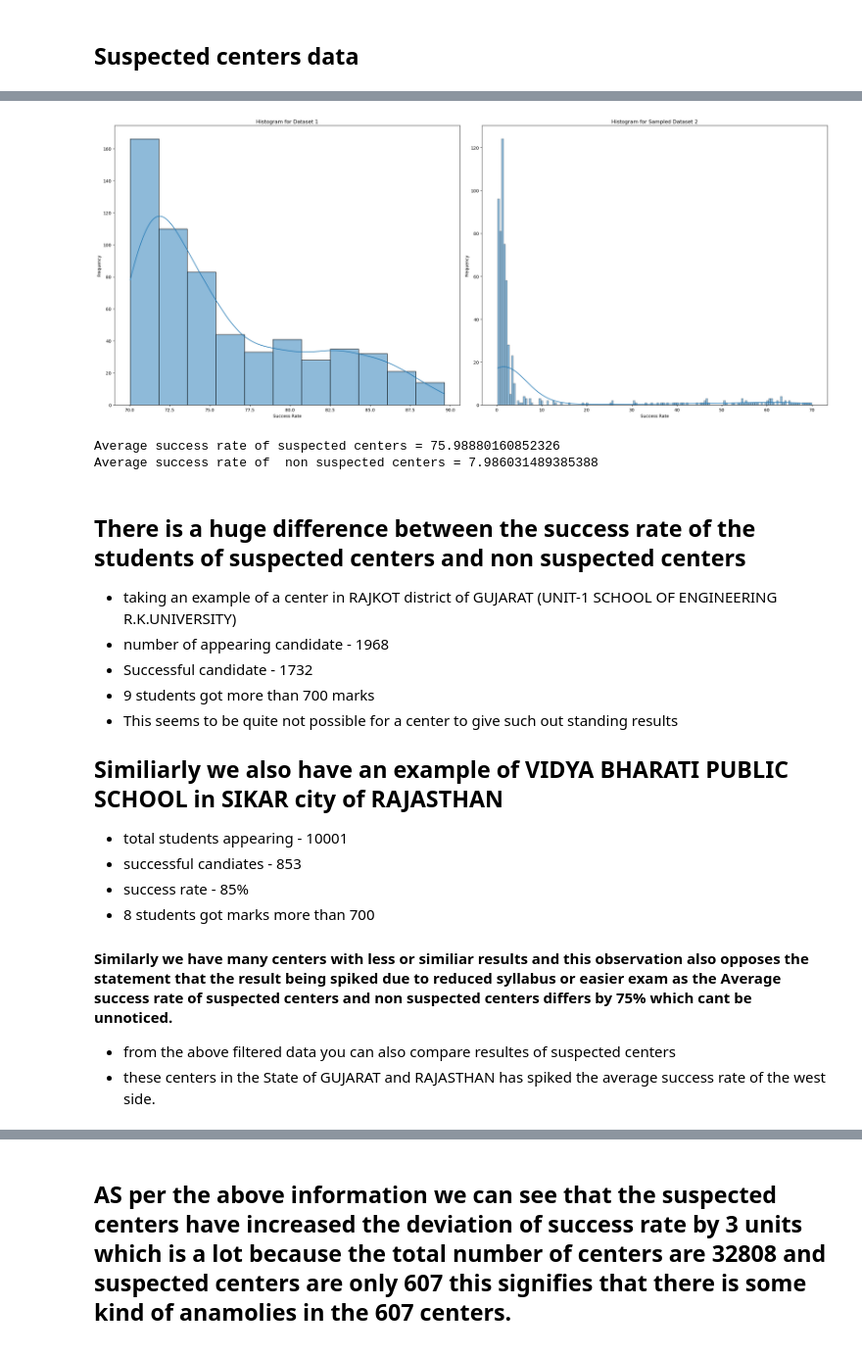
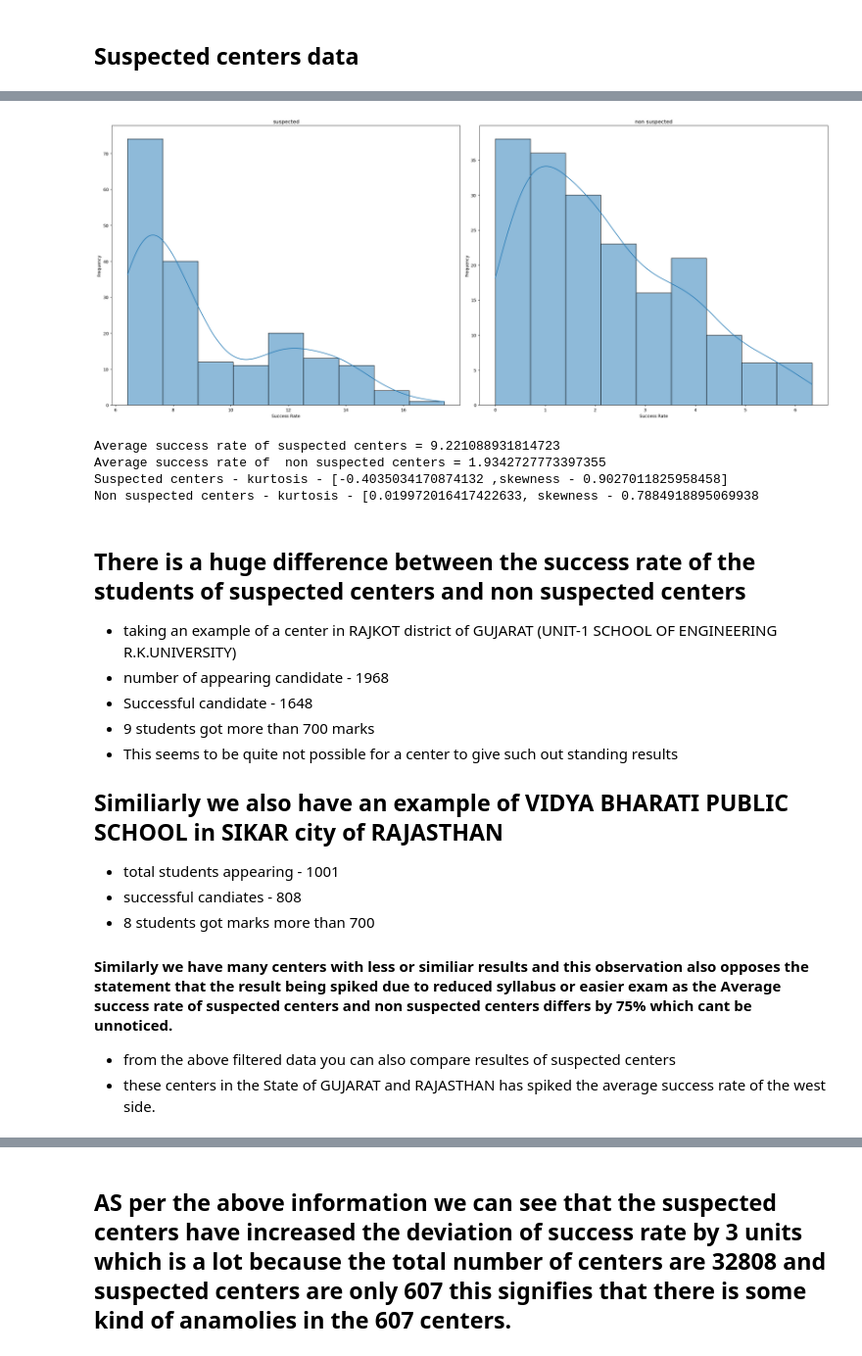
Before and after one commit to GomesAdhikari/NEET-data-2024-NTA-analysis, a Jupyter notebook: comparision.ipynb, the cells around one changed output, grey strips where cells are left out. Shown at 98% size. Drawn from its saved outputs; the diff is of its cells as text; code cells hidden in the pictures.

```diff
--- a/comparision.ipynb
+++ b/comparision.ipynb
@@ -32,42 +60,46 @@ df_1[df_1['Success rate']>85]
 # %%
-
+from scipy.stats import skew,kurtosis
 sampled_df_2 = df_2.sample(n=len(df_1), random_state=1)
 
 # Create a figure with two subplots
 fig, axs = plt.subplots(1, 2, figsize=(24, 10))
 
 # Plot histogram for df_1
 sns.histplot(df_1['Success rate'], edgecolor='black', kde=True, ax=axs[0])
-axs[0].set_title('Histogram for Dataset 1')
+axs[0].set_title('suspected')
 axs[0].set_xlabel('Success Rate')
 axs[0].set_ylabel('Frequency')
 
 # Plot histogram for sampled df_2
 sns.histplot(sampled_df_2['Success rate'], edgecolor='black', kde=True, ax=axs[1])
-axs[1].set_title('Histogram for Sampled Dataset 2')
+axs[1].set_title('non suspected')
 axs[1].set_xlabel('Success Rate')
 axs[1].set_ylabel('Frequency')
 
 # Adjust layout
 plt.tight_layout()
 plt.show()
 print('Average success rate of suspected centers =',df_1['Success rate'].mean())
 print('Average success rate of  non suspected centers =',df_2['Success rate'].mean())
+
+print(f'Suspected centers - kurtosis - [{kurtosis(df_1['Success rate'])} ,skewness - {skew(df_1['Success rate'])}]')
+print(f'Non suspected centers - kurtosis - [{kurtosis(df_2['Success rate'])}, skewness - {skew(df_2['Success rate'])}')
 # %% [output]
-[figure, old version]
+[figure, new version]
-Average success rate of suspected centers = 75.98880160852326
-Average success rate of  non suspected centers = 7.986031489385388
+Average success rate of suspected centers = 9.221088931814723
+Average success rate of  non suspected centers = 1.9342727773397355
+Suspected centers - kurtosis - [-0.4035034170874132 ,skewness - 0.9027011825958458]
+Non suspected centers - kurtosis - [0.019972016417422633, skewness - 0.7884918895069938
 # %% [markdown]
 ## There is a huge difference between the success rate of the students of suspected centers and non suspected centers
 - taking an example of a center in RAJKOT district of GUJARAT (UNIT-1 SCHOOL OF ENGINEERING R.K.UNIVERSITY)
 - number of appearing candidate - 1968
-- Successful candidate - 1732
+- Successful candidate - 1648
 - 9 students got more than 700 marks
 - This seems to be quite not possible for a center to give such out standing results
 ## Similiarly we also have an example of VIDYA BHARATI PUBLIC SCHOOL	in SIKAR city of RAJASTHAN
-- total students appearing - 10001
-- successful candiates - 853
-- success rate - 85%
+- total students appearing - 1001
+- successful candiates - 808
 - 8 students got marks more than 700
 #### Similarly we have many centers with less or similiar results and this observation also opposes the statement that the result being spiked due to reduced syllabus or easier exam as the Average success rate of suspected centers and non suspected centers differs by 75% which cant be unnoticed.
 
```
Also changed, not shown: parts of 12 cells of this notebook, 2 other files.
